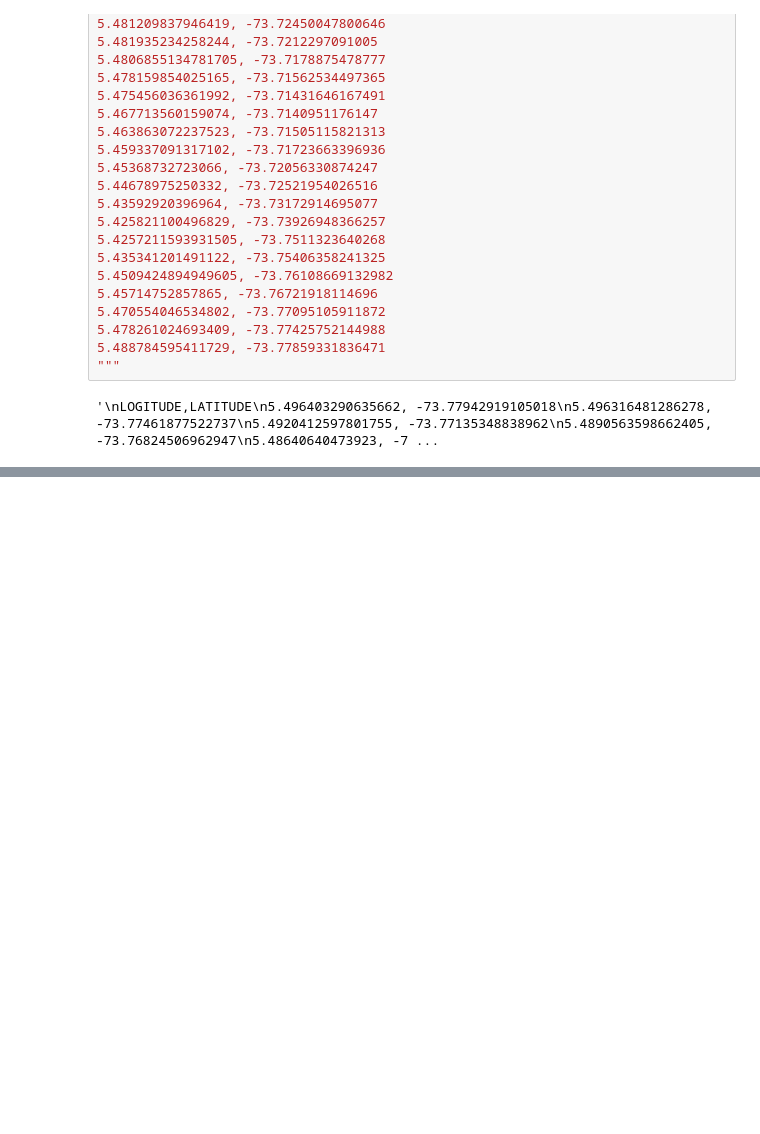
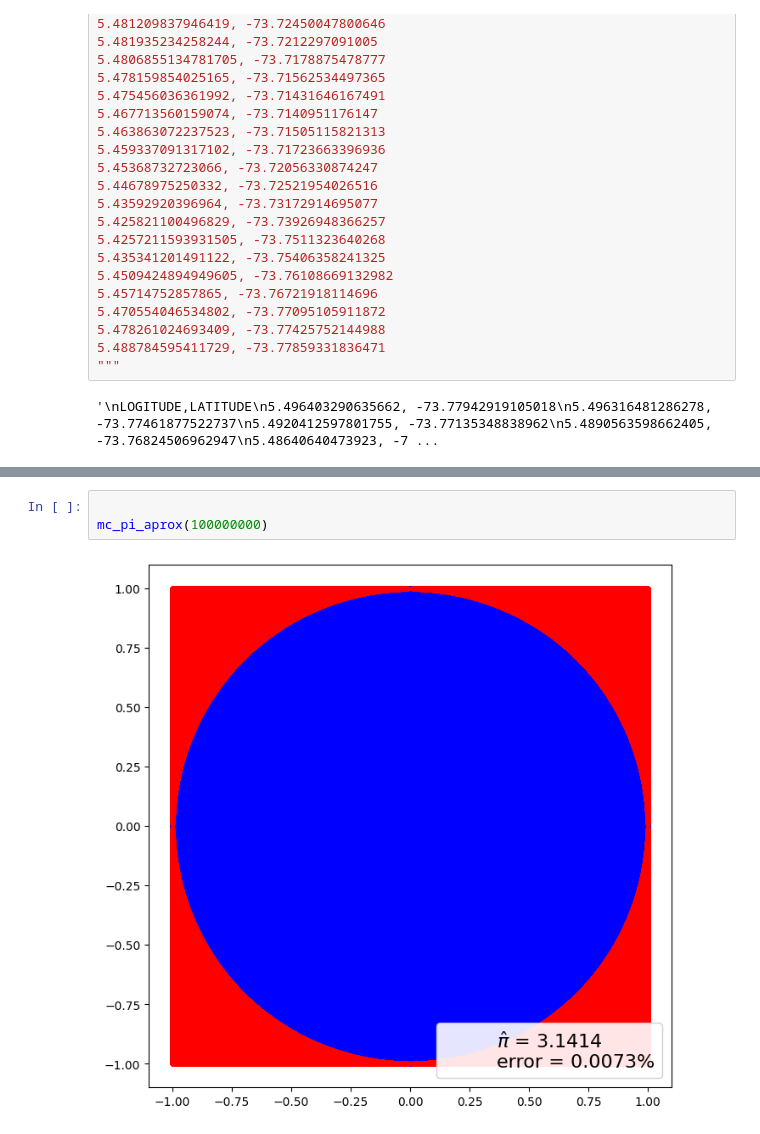
Before and after one commit to fabianflorez0904/Taller1-mapas-dinamicos, a Jupyter notebook: src/Taller1.ipynb, the cells around one changed output, grey strips where cells are left out. Drawn from its saved outputs; the diff is of its cells as text; blank space fills up the shorter version.

```diff
--- a/src/Taller1.ipynb
+++ b/src/Taller1.ipynb
@@ -268,0 +301,5 @@ LOGITUDE,LATITUDE
+# %%
+
+mc_pi_aprox(100000000)
+# %% [output]
+[figure, added]
```
Also changed, not shown: parts of 2 cells of this notebook.
